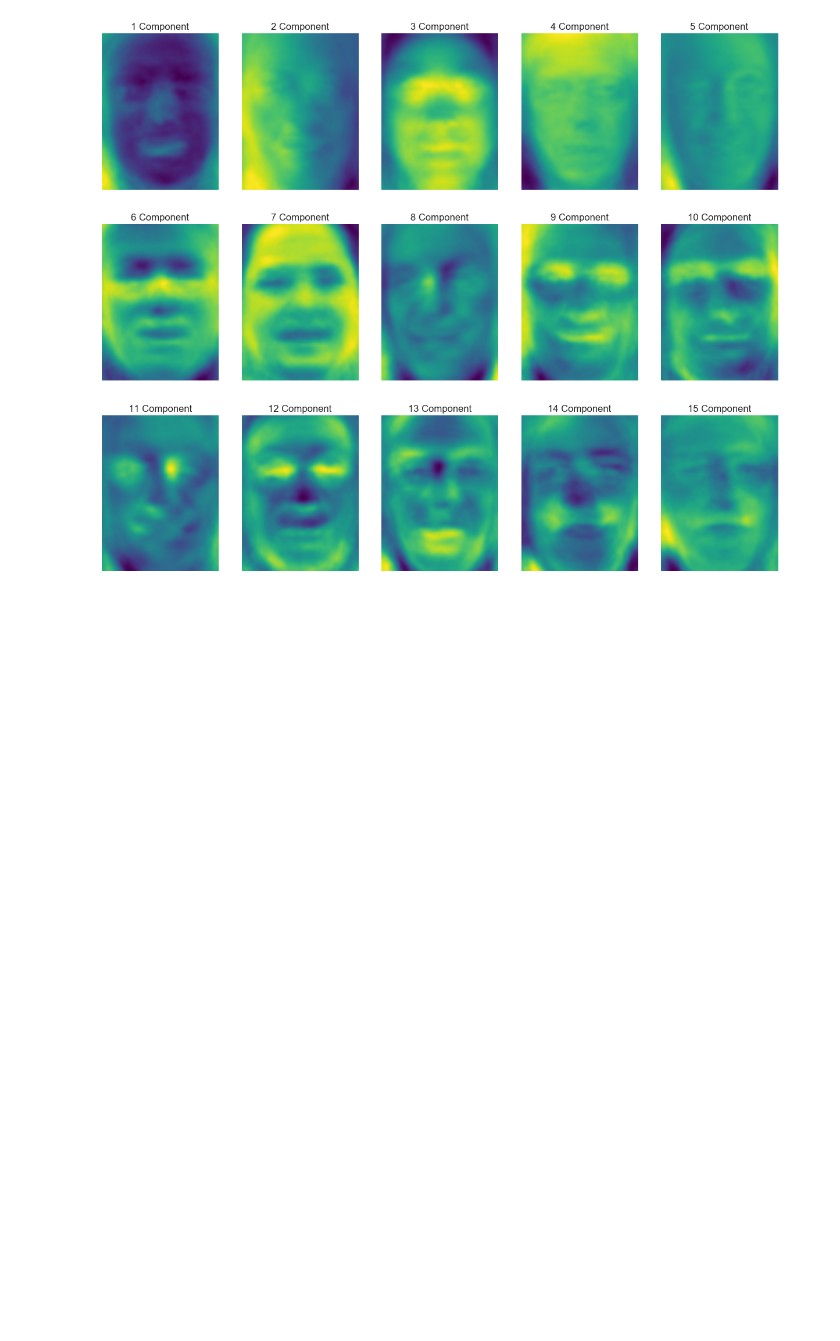
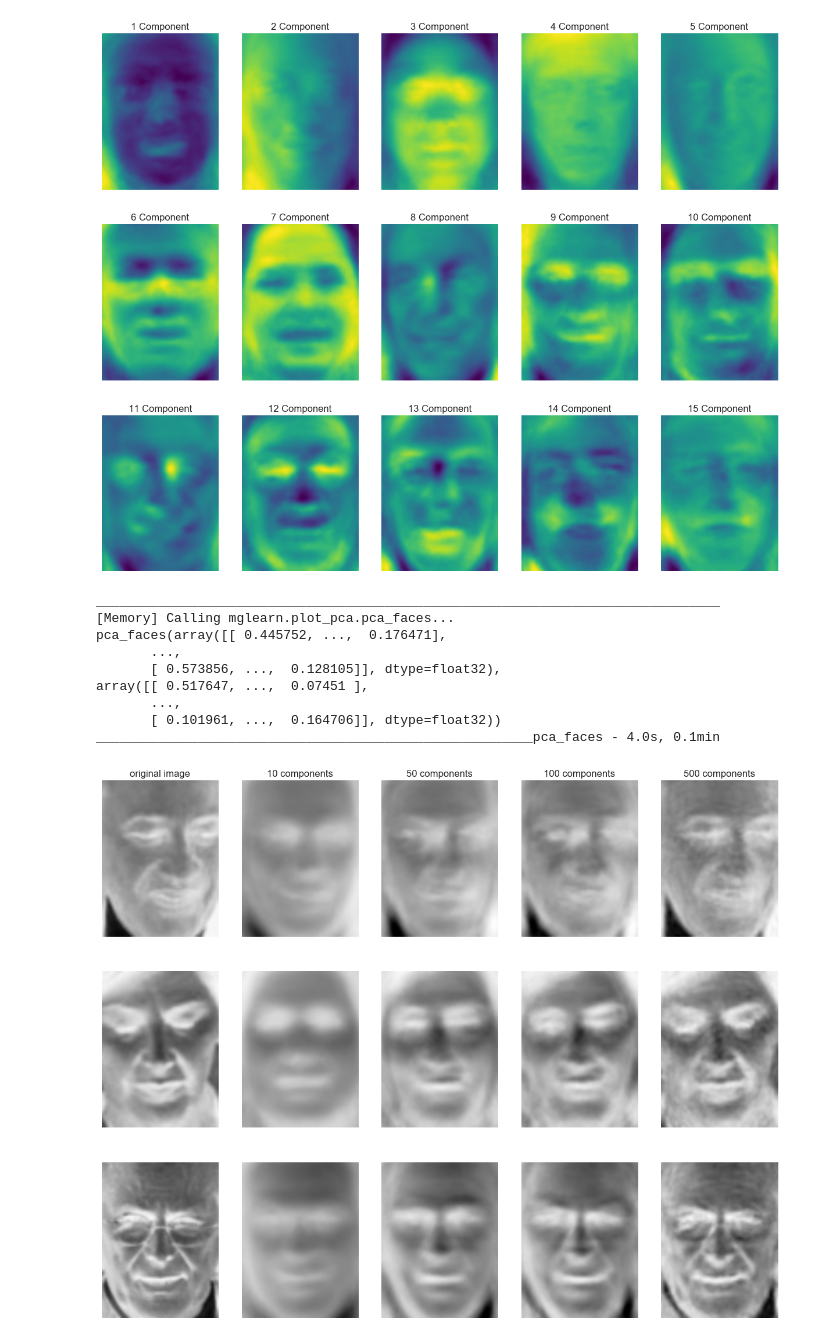
Before and after one commit to alvin319/book-notes, a Jupyter notebook: IntroductionToMachineLearningWithPython/unsupervised_learning.ipynb, the cells around one changed output. Cells and saved outputs as stored; diff of their text form; code cells hidden in the pictures; blank space fills up the shorter version.

```diff
--- a/IntroductionToMachineLearningWithPython/unsupervised_learning.ipynb
+++ b/IntroductionToMachineLearningWithPython/unsupervised_learning.ipynb
@@ -356,3 +356,16 @@ for i, (component, ax) in enumerate(zip(pca.components_, axes.ravel())):
     ax.set_title("{} Component".format((i + 1)))
 # %% [output]
 [figure]
+# %%
+mglearn.plots.plot_pca_faces(X_train, X_test, image_shape)
+# %% [output]
+________________________________________________________________________________
+[Memory] Calling mglearn.plot_pca.pca_faces...
+pca_faces(array([[ 0.445752, ...,  0.176471],
+       ...,
+       [ 0.573856, ...,  0.128105]], dtype=float32),
+array([[ 0.517647, ...,  0.07451 ],
+       ...,
+       [ 0.101961, ...,  0.164706]], dtype=float32))
+________________________________________________________pca_faces - 4.0s, 0.1min
+[figure, added]
```
Also changed, not shown: parts of 5 cells of this notebook.
